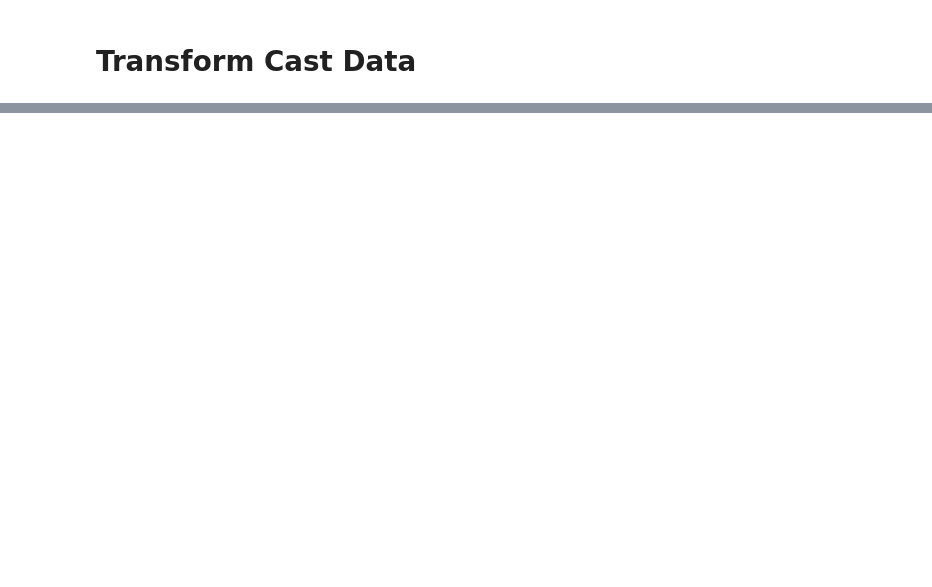
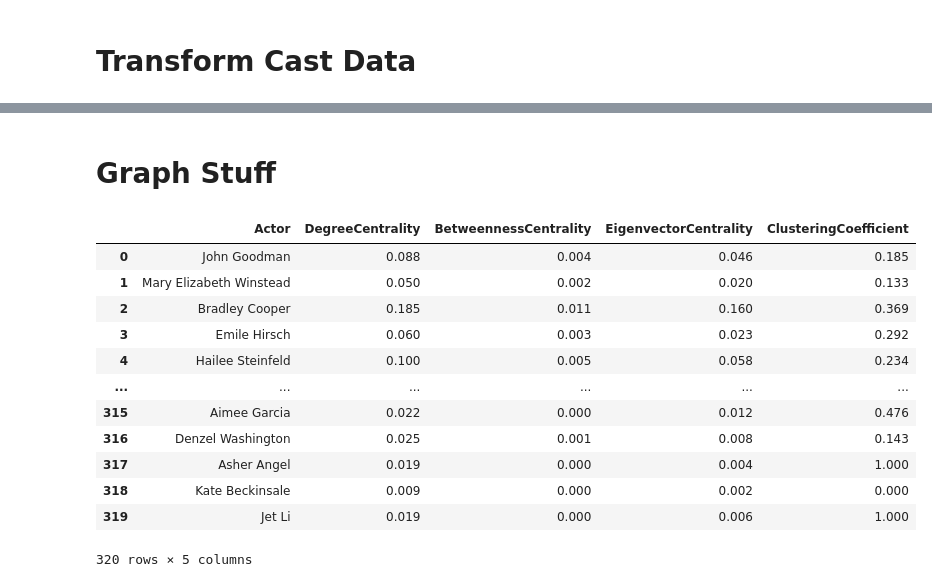
Before and after one commit to kitsamho/imdb_actor_graph, a Jupyter notebook: app_development.ipynb, the cells around one changed output, grey strips where cells are left out. Cells and saved outputs as stored; diff of their text form; code cells hidden in the pictures; blank space fills up the shorter version.

```diff
--- a/app_development.ipynb
+++ b/app_development.ipynb
@@ -164,0 +249,2 @@ edge_frequencies = df_combination_counts.source.value_counts().to_dict()
+# %%
+df_d3_masked = _mask_on_actor_edge_frequency(df_d3, edge_frequency_dict,6)
@@ -164,0 +267,43 @@ edge_frequencies = df_combination_counts.source.value_counts().to_dict()
+# %% [markdown]
+# Graph Stuff
+# %%
+import networkx as nx
+class ActorGraphMetrics:
+    def __init__(self, df):
+        self.df = df
+        self.graph = self._create_graph()
+        self.df_actor_attributes = self._calculate_actor_attributes()
+
+    def _create_graph(self):
+        graph = nx.from_pandas_edgelist(self.df, 'source', 'target', 'weight')
+        return graph
+
+    def _calculate_actor_attributes(self):
+        actor_attributes = pd.DataFrame(index=self.graph.nodes)
+
+
+        actor_attributes['DegreeCentrality'] = pd.Series(nx.degree_centrality(self.graph))
+        actor_attributes['BetweennessCentrality'] = pd.Series(nx.betweenness_centrality(self.graph))
+        actor_attributes['EigenvectorCentrality'] = pd.Series(nx.eigenvector_centrality(self.graph))
+        actor_attributes['ClusteringCoefficient'] = pd.Series(nx.clustering(self.graph))
+
+        return round(actor_attributes,3).reset_index().rename(columns={'index':'Actor'})
+
+    def get_actor_attributes(self):
+        return self.df_actor_attributes
+# %%
+# Assuming you have a dataframe called 'df' representing the actor graph
+actor_metrics = ActorGraphMetrics(df_d3_masked)
+df_actor_attributes = actor_metrics.get_actor_attributes()
+
+
+def create_actor_graph_metrics_dict(df):
+#     df = df.reset_index()
+    actor_dict = {}
+    for _, row in df.iterrows():
+        actor = row[0].replace(" ","_")
+        attributes = {col: val for col, val in row[1:].items()}
+        actor_dict[actor] = attributes
+    return actor_dict
+
+actor_graph_metrics_dict = create_actor_graph_metrics_dict(df_actor_attributes)
@@ -164,0 +316,16 @@ edge_frequencies = df_combination_counts.source.value_counts().to_dict()
+# %%
+df_actor_attributes
+# %% [output]
+|  | Actor | DegreeCentrality | BetweennessCentrality | EigenvectorCentrality | ClusteringCoefficient |
+| 0 | John Goodman | 0.088 | 0.004 | 0.046 | 0.185 |
+| 1 | Mary Elizabeth Winstead | 0.050 | 0.002 | 0.020 | 0.133 |
+| 2 | Bradley Cooper | 0.185 | 0.011 | 0.160 | 0.369 |
+| 3 | Emile Hirsch | 0.060 | 0.003 | 0.023 | 0.292 |
+| 4 | Hailee Steinfeld | 0.100 | 0.005 | 0.058 | 0.234 |
+| ... | ... | ... | ... | ... | ... |
+| 315 | Aimee Garcia | 0.022 | 0.000 | 0.012 | 0.476 |
+| 316 | Denzel Washington | 0.025 | 0.001 | 0.008 | 0.143 |
+| 317 | Asher Angel | 0.019 | 0.000 | 0.004 | 1.000 |
+| 318 | Kate Beckinsale | 0.009 | 0.000 | 0.002 | 0.000 |
+| 319 | Jet Li | 0.019 | 0.000 | 0.006 | 1.000 |
+320 rows × 5 columns
```
Also changed, not shown: parts of 68 cells of this notebook, 3 other files.
